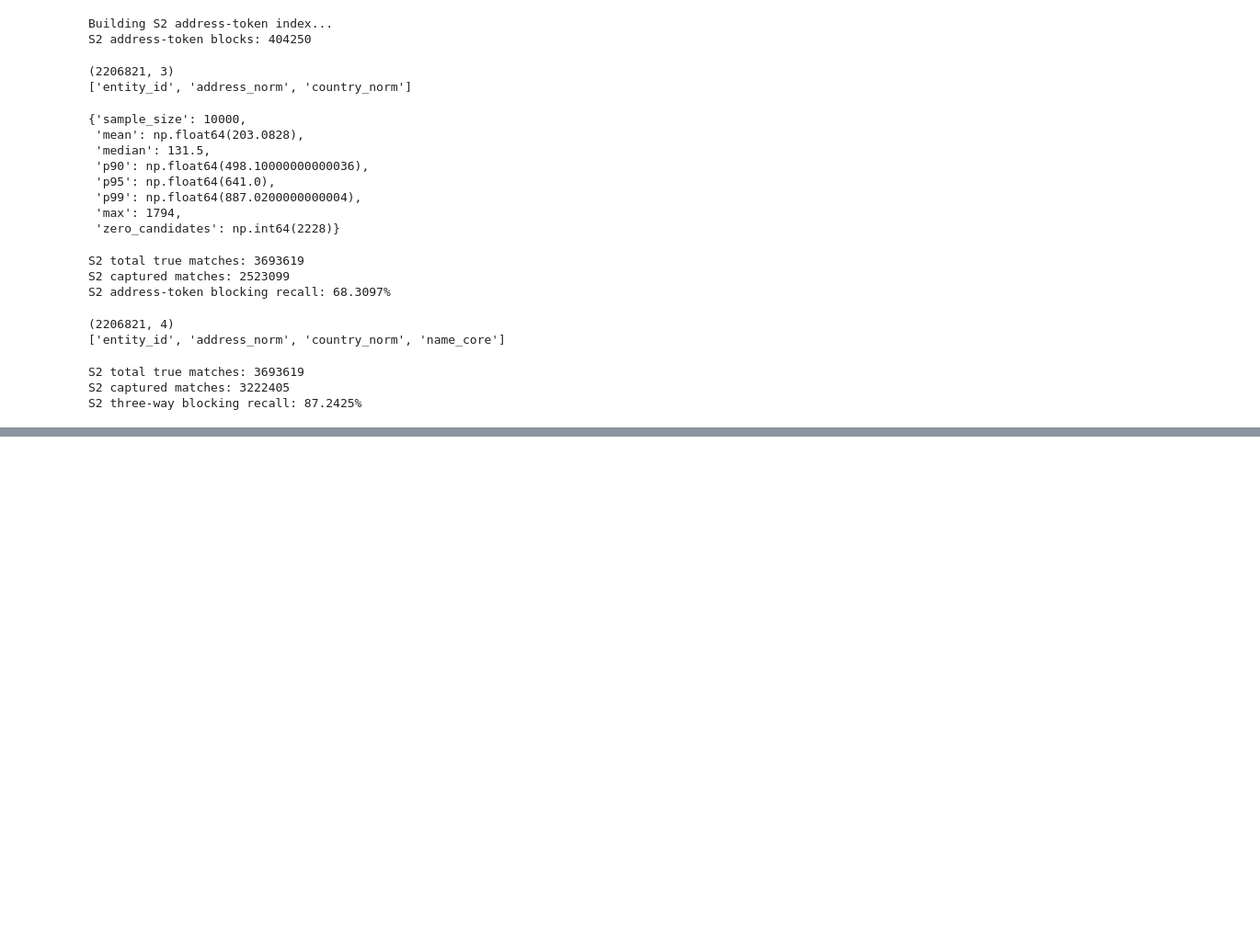
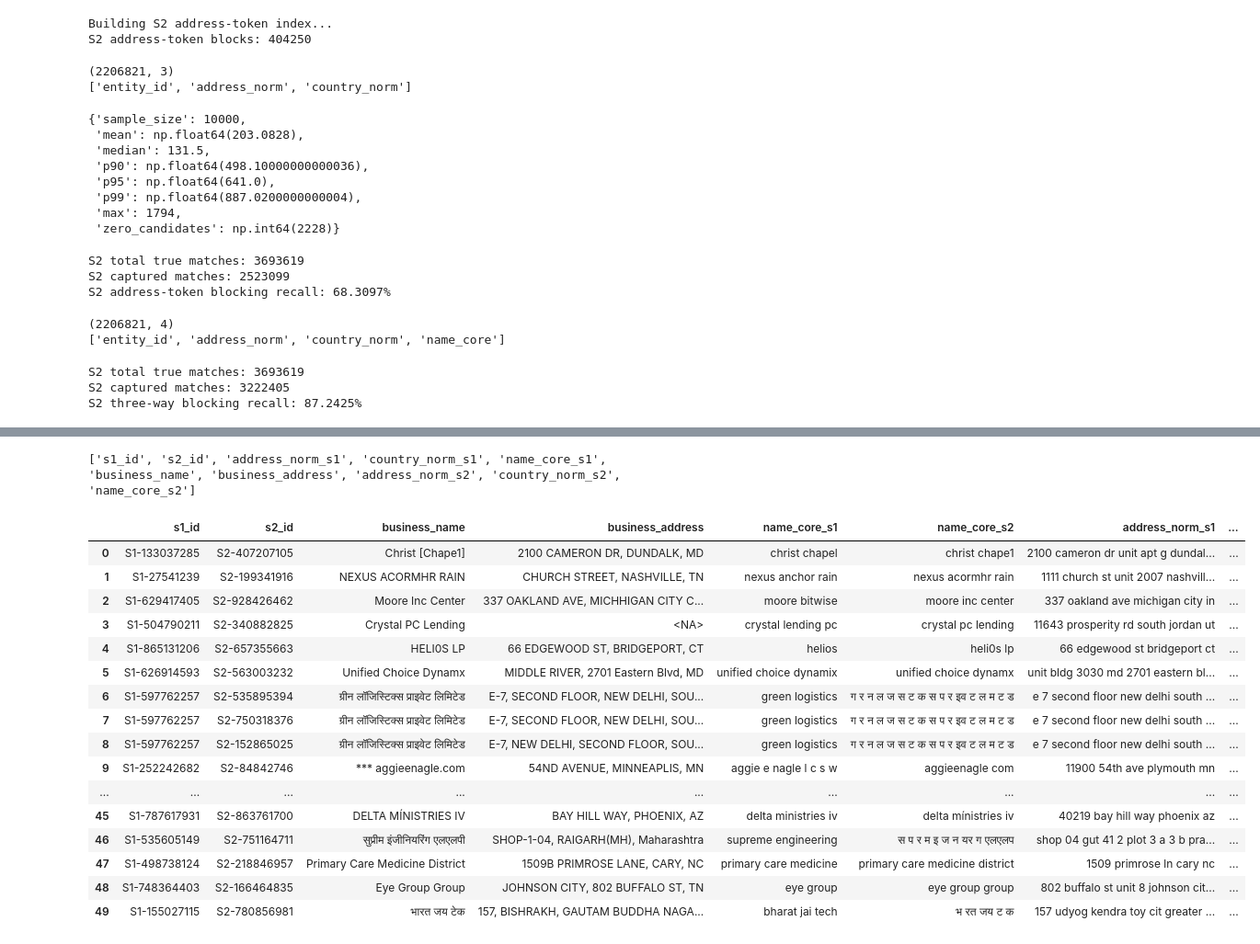
Before and after one commit to kartik815/Amazon-ML-Challenge-2026, a Jupyter notebook: notebooks/04_Blocking.ipynb, the cells around one changed output, grey strips where cells are left out. Shown at 92% size. Saved outputs shown, nothing was run; the diff lists cells and outputs as text; code cells hidden in the pictures; blank space fills up the shorter version.

```diff
--- a/notebooks/04_Blocking.ipynb
+++ b/notebooks/04_Blocking.ipynb
@@ -1484,0 +1579,4 @@ S2 three-way blocking recall: 87.2425%
+# %%
+s1_missed_sample = s1_blocking[
+    s1_blocking["entity_id"].isin(missed_s1_ids)
+].copy()
@@ -1484,0 +1625,62 @@ S2 three-way blocking recall: 87.2425%
+# %%
+missed_pairs = pd.DataFrame(missed_s2)
+missed_pairs = (
+    missed_pairs
+    .merge(
+        s1_missed_sample,
+        left_on="s1_id",
+        right_on="entity_id",
+        how="left",
+        suffixes=("_s1", "")
+    )
+    .drop(columns=["entity_id"])
+)
+
+missed_pairs = (
+    missed_pairs
+    .merge(
+        s2_missed_sample,
+        left_on="s2_id",
+        right_on="entity_id",
+        how="left",
+        suffixes=("_s1", "_s2")
+    )
+    .drop(columns=["entity_id"])
+)
+# %%
+print(missed_pairs.columns.tolist())
+# %% [output]
+['s1_id', 's2_id', 'address_norm_s1', 'country_norm_s1', 'name_core_s1', 'business_name', 'business_address', 'address_norm_s2', 'country_norm_s2', 'name_core_s2']
+# %%
+display(
+    missed_pairs[
+        [
+            "s1_id",
+            "s2_id",
+            "business_name",
+            "business_address",
+            "name_core_s1",
+            "name_core_s2",
+            "address_norm_s1",
+            "address_norm_s2"
+        ]
+    ].head(50)
+)
+# %% [output]
+|  | s1_id | s2_id | business_name | business_address | name_core_s1 | name_core_s2 | address_norm_s1 | ... |
+| 0 | S1-133037285 | S2-407207105 | Christ [Chape1] | 2100 CAMERON DR, DUNDALK, MD | christ chapel | christ chape1 | 2100 cameron dr unit apt g dundal... | ... |
+| 1 | S1-27541239 | S2-199341916 | NEXUS ACORMHR RAIN | CHURCH STREET, NASHVILLE, TN | nexus anchor rain | nexus acormhr rain | 1111 church st unit 2007 nashvill... | ... |
+| 2 | S1-629417405 | S2-928426462 | Moore Inc Center | 337 OAKLAND AVE, MICHHIGAN CITY C... | moore bitwise | moore inc center | 337 oakland ave michigan city in | ... |
+| 3 | S1-504790211 | S2-340882825 | Crystal PC Lending | <NA> | crystal lending pc | crystal pc lending | 11643 prosperity rd south jordan ut | ... |
+| 4 | S1-865131206 | S2-657355663 | HELI0S LP | 66 EDGEWOOD ST, BRIDGEPORT, CT | helios | heli0s lp | 66 edgewood st bridgeport ct | ... |
+| 5 | S1-626914593 | S2-563003232 | Unified Choice Dynamx | MIDDLE RIVER, 2701 Eastern Blvd, MD | unified choice dynamix | unified choice dynamx | unit bldg 3030 md 2701 eastern bl... | ... |
+| 6 | S1-597762257 | S2-535895394 | ग्रीन लॉजिस्टिक्स प्राइवेट लिमिटेड | E-7, SECOND FLOOR, NEW DELHI, SOU... | green logistics | ग र न ल ज स ट क स प र इव ट ल म ट ड | e 7 second floor new delhi south ... | ... |
+| 7 | S1-597762257 | S2-750318376 | ग्रीन लॉजिस्टिक्स प्राइवेट लिमिटेड | E-7, SECOND FLOOR, NEW DELHI, SOU... | green logistics | ग र न ल ज स ट क स प र इव ट ल म ट ड | e 7 second floor new delhi south ... | ... |
+| 8 | S1-597762257 | S2-152865025 | ग्रीन लॉजिस्टिक्स प्राइवेट लिमिटेड | E-7, NEW DELHI, SECOND FLOOR, SOU... | green logistics | ग र न ल ज स ट क स प र इव ट ल म ट ड | e 7 second floor new delhi south ... | ... |
+| 9 | S1-252242682 | S2-84842746 | *** aggieenagle.com | 54ND AVENUE, MINNEAPLIS, MN | aggie e nagle l c s w | aggieenagle com | 11900 54th ave plymouth mn | ... |
+| ... | ... | ... | ... | ... | ... | ... | ... | ... |
+| 45 | S1-787617931 | S2-863761700 | DELTA MÍNISTRIES IV | BAY HILL WAY, PHOENIX, AZ | delta ministries iv | delta mínistries iv | 40219 bay hill way phoenix az | ... |
+| 46 | S1-535605149 | S2-751164711 | सुप्रीम इंजीनियरिंग एलएलपी | SHOP-1-04, RAIGARH(MH), Maharashtra | supreme engineering | स प र म इ ज न यर ग एलएलप | shop 04 gut 41 2 plot 3 a 3 b pra... | ... |
+| 47 | S1-498738124 | S2-218846957 | Primary Care Medicine District | 1509B PRIMROSE LANE, CARY, NC | primary care medicine | primary care medicine district | 1509 primrose ln cary nc | ... |
+| 48 | S1-748364403 | S2-166464835 | Eye Group Group | JOHNSON CITY, 802 BUFFALO ST, TN | eye group | eye group group | 802 buffalo st unit 8 johnson cit... | ... |
+| 49 | S1-155027115 | S2-780856981 | भारत जय टेक | 157, BISHRAKH, GAUTAM BUDDHA NAGA... | bharat jai tech | भ रत जय ट क | 157 udyog kendra toy cit greater ... | ... |
```
Also changed, not shown: parts of 14 cells of this notebook.
